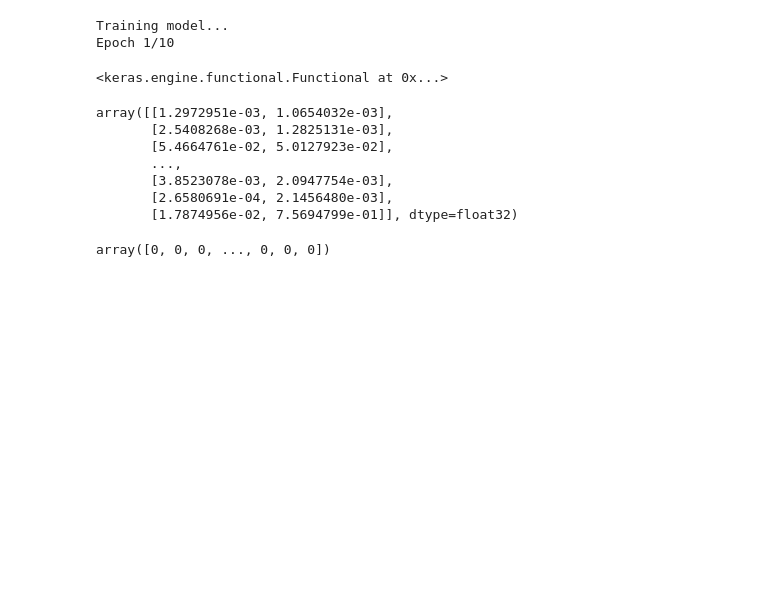
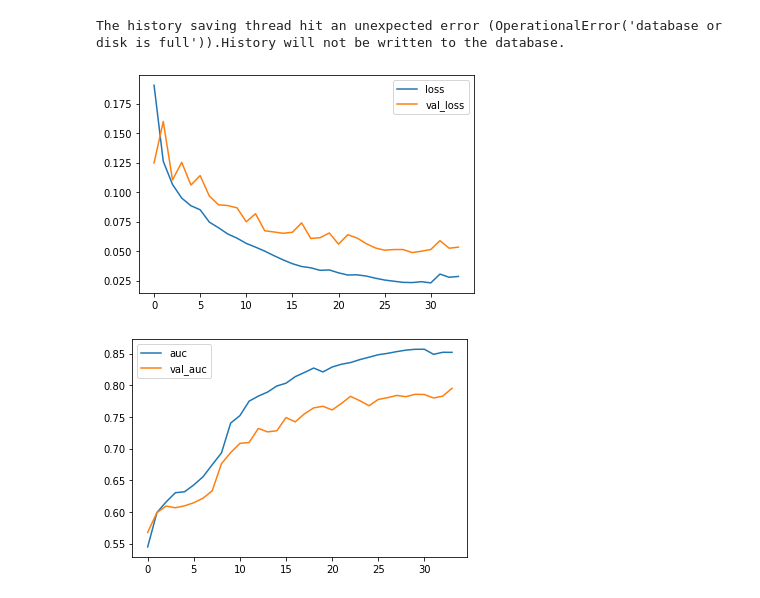
Before and after one commit to fmoz1/blindNLP, a Jupyter notebook: load_posts.ipynb, the cells around one changed output. Drawn from its saved outputs; the diff is of its cells as text; code cells hidden in the pictures; blank space fills up the shorter version.

Commit message:
reinit to correct for imbalanced data

```diff
--- a/load_posts.ipynb
+++ b/load_posts.ipynb
@@ -114,32 +157,36 @@ Filling pre-trained embeddings...
+# %%
+model = Model(input_, output)
+model.compile(
+    loss='binary_crossentropy',
+    optimizer=Adam(learning_rate=0.01),
+    metrics= METRICS # accuracy is not good for this task
+)
+
+
+print('Training model...')
+r = model.fit(
+    data,
+    targets,
+    batch_size=BATCH_SIZE,
+    epochs=EPOCHS,
+    validation_split=VALIDATION_SPLIT,
+    class_weight = CLASS_WEIGHT,
+    callbacks = [EARLY_STOPPING]
+)
 # %%
-
-model = Model(input_, output)
-model.compile(
-    loss='binary_crossentropy',
-    optimizer=Adam(learning_rate=0.01),
-    metrics=[ AUC(name = 'auc')] # accuracy is not good for this task
-)
-
-
-print('Training model...')
-r = model.fit(
-    data,
-    targets,
-    batch_size=BATCH_SIZE,
-    epochs=EPOCHS,
-    validation_split=VALIDATION_SPLIT,
-)
 # plot some data
 plt.plot(r.history['loss'], label='loss')
 plt.plot(r.history['val_loss'], label='val_loss')
 plt.legend()
 plt.show()
 
-# accuracies
-plt.plot(r.history['accuracy'], label='acc')
-plt.plot(r.history['val_accuracy'], label='val_acc')
+
+# plot some data
+plt.plot(r.history['auc'], label='auc')
+plt.plot(r.history['val_auc'], label='val_auc')
 plt.legend()
 plt.show()
 # %% [output]
-Training model...
-Epoch 1/10
+The history saving thread hit an unexpected error (OperationalError('database or disk is full')).History will not be written to the database.
+[figure, added]
+[figure, added]
@@ -159,14 +192,0 @@ model = load_model('./model/blind_lstm')
-# %%
-model
-# %% [output]
-<keras.engine.functional.Functional at 0x...>
-# %%
-p
-# %% [output]
-array([[1.2972951e-03, 1.0654032e-03],
-       [2.5408268e-03, 1.2825131e-03],
-       [5.4664761e-02, 5.0127923e-02],
-       ...,
-       [3.8523078e-03, 2.0947754e-03],
-       [2.6580691e-04, 2.1456480e-03],
-       [1.7874956e-02, 7.5694799e-01]], dtype=float32)
@@ -176,4 +192,0 @@ con_mat = tf.math.confusion_matrix(labels=targets[:,0], predictions=p[:,0]).nump
-# %%
-targets[:,0]
-# %% [output]
-array([0, 0, 0, ..., 0, 0, 0])
```
Also changed, not shown: parts of 11 cells of this notebook, 3 other files.
